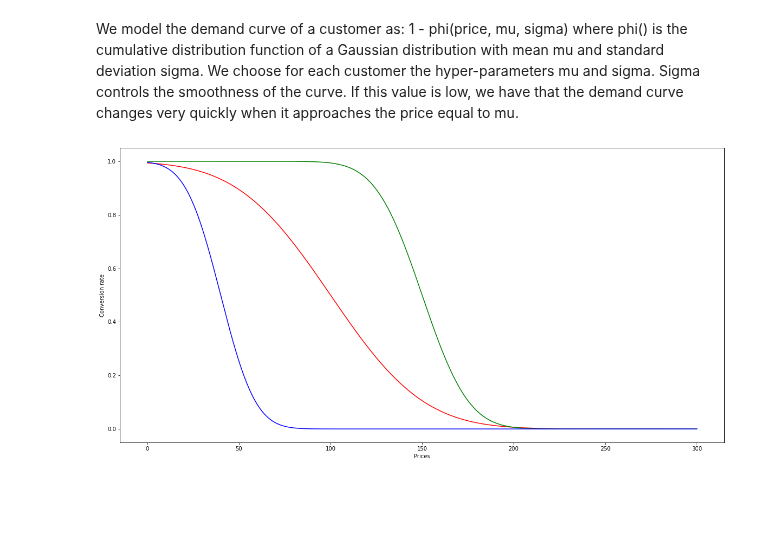
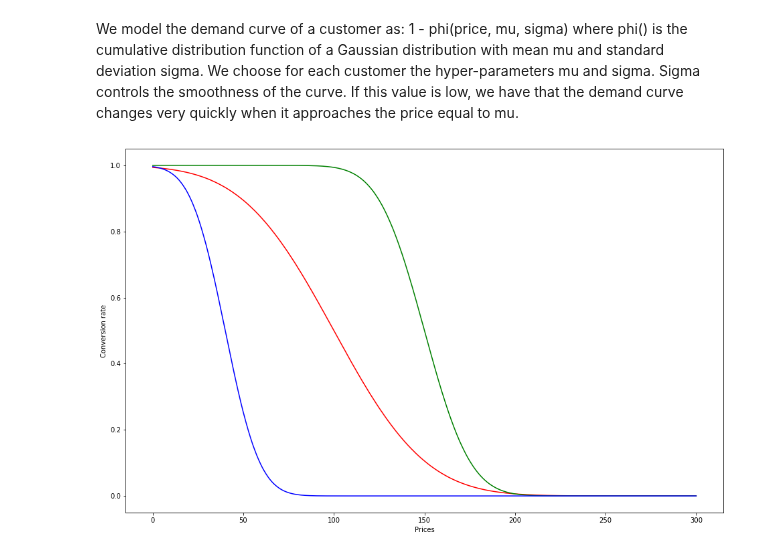
Before and after one commit to VladMarianCimpeanu/OLA_project, a Jupyter notebook: customers_parameters.ipynb, the cells around one changed output. Cells and saved outputs as stored; diff of their text form; code cells hidden in the pictures; blank space fills up the shorter version.

```diff
--- a/customers_parameters.ipynb
+++ b/customers_parameters.ipynb
@@ -16,23 +16,23 @@ approaches the price equal to mu.
 # %%
 prices = np.linspace(0, 300, 30000) # we consider the range of prices that go from 0 to 300
 mu_1 = 100
 mu_2 = 150
 mu_3 = 40
 
 
 sigma_1 = 40
 sigma_2 = 20
 sigma_3 = 15
 conversion_rates_1 = 1 - norm.cdf(prices, loc=mu_1, scale=sigma_1)
 conversion_rates_2 = 1 - norm.cdf(prices, loc=mu_2, scale=sigma_2)
 conversion_rates_3 = 1 - norm.cdf(prices, loc=mu_3, scale=sigma_3)
-plt.figure(figsize=(20,10))
+plt.figure(figsize=(16,10))
 plt.plot(prices, conversion_rates_1, color="red")
 plt.plot(prices, conversion_rates_2, color="green")
 plt.plot(prices, conversion_rates_3, color="blue")
 plt.xlabel("Prices")
 plt.ylabel("Conversion rate")
 plt.show()
 # %% [output]
-[figure, old version]
+[figure, new version]
 # %%
```
Also changed, not shown: parts of 1 cell of this notebook.
